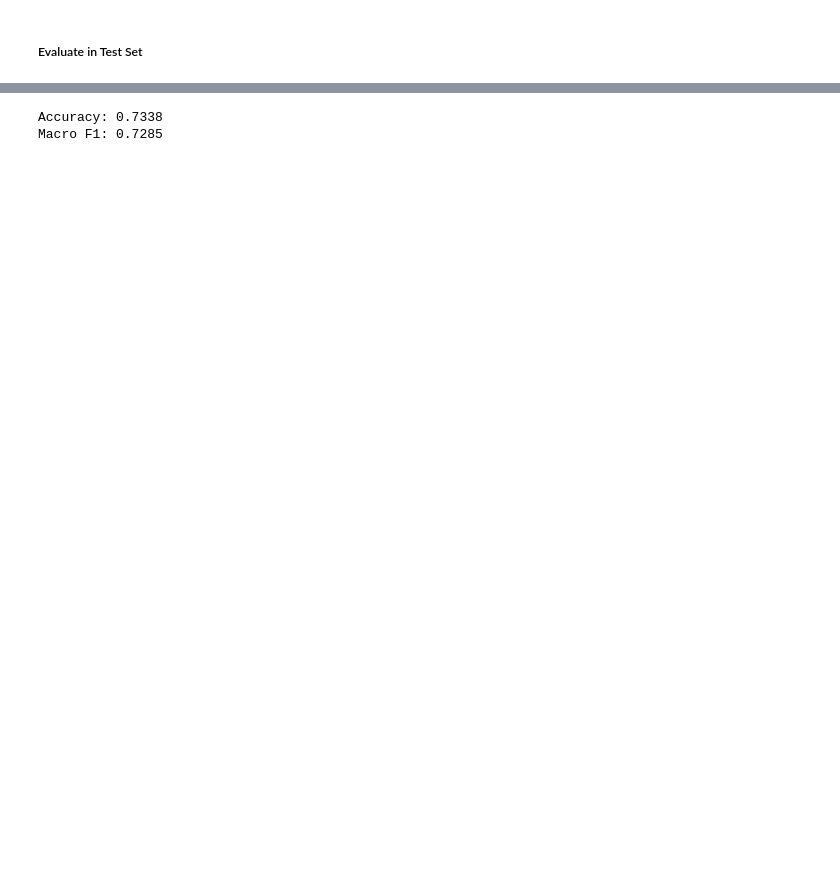
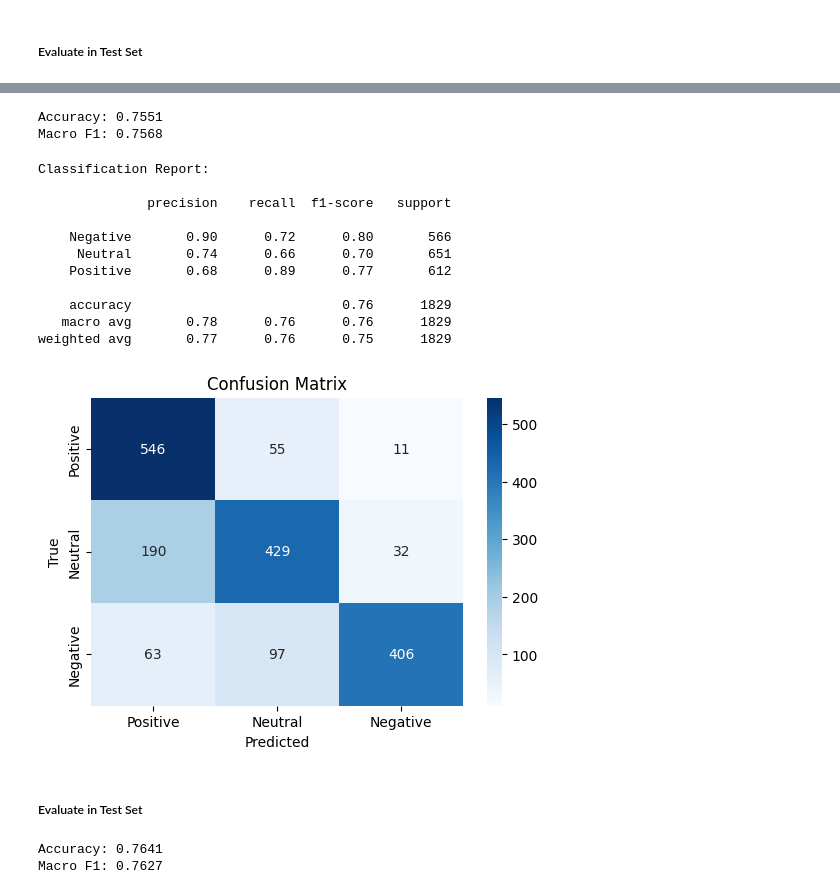
Before and after one commit to longkvy/mura-finance, a Jupyter notebook: notebooks/07_5hop_FullRun_Flanxxl.ipynb, the cells around one changed output, grey strips where cells are left out. Drawn from its saved outputs; the diff is of its cells as text; code cells hidden in the pictures; blank space fills up the shorter version.

```diff
--- a/notebooks/07_5hop_FullRun_Flanxxl.ipynb
+++ b/notebooks/07_5hop_FullRun_Flanxxl.ipynb
@@ -863,3 +1093,52 @@ weighted avg       0.77      0.75      0.75      1829
+# %%
+from sklearn.metrics import accuracy_score, f1_score, classification_report, confusion_matrix
+
+# --- Metrics ---
+accuracy = accuracy_score(debug_df["true_sentiment"], debug_df["final_prediction"])
+macro_f1 = f1_score(debug_df["true_sentiment"], debug_df["final_prediction"], average="macro")
+
+print(f"Accuracy: {accuracy:.4f}")
+print(f"Macro F1: {macro_f1:.4f}")
+# %% [output]
+Accuracy: 0.7551
+Macro F1: 0.7568
+# %%
+print("\nClassification Report:\n")
+print(classification_report(debug_df["true_sentiment"], debug_df["final_prediction"]))
+
+labels = ["Positive", "Neutral", "Negative"]
+
+cm = confusion_matrix(
+    debug_df["true_sentiment"],
+    debug_df["final_prediction"],
+    labels=labels
+)
+
+# draw confusion matrix
+import seaborn as sns
+import matplotlib.pyplot as plt
+
+plt.figure(figsize=(6, 4))
+sns.heatmap(cm, annot=True, fmt="d", cmap="Blues", xticklabels=labels, yticklabels=labels)
+plt.xlabel("Predicted")
+plt.ylabel("True")
+plt.title("Confusion Matrix")
+plt.show()
+# %% [output]
+Classification Report:
+
+              precision    recall  f1-score   support
+
+    Negative       0.90      0.72      0.80       566
+     Neutral       0.74      0.66      0.70       651
+    Positive       0.68      0.89      0.77       612
+
+    accuracy                           0.76      1829
+   macro avg       0.78      0.76      0.76      1829
+weighted avg       0.77      0.76      0.75      1829
+[figure, added]
+# %% [markdown]
+##### Evaluate in Test Set
 # %%
 results = []
 
@@ -884,25 +1166,16 @@ for _, row in tqdm(df_test.iterrows(), total=len(df_test)):
 
 debug_df_test = pd.DataFrame(results)
 # %%
-from sklearn.metrics import (
-    accuracy_score,
-    f1_score,
-    classification_report,
-    confusion_matrix,
-)
+from sklearn.metrics import accuracy_score, f1_score, classification_report, confusion_matrix
 
 # --- Metrics ---
-accuracy = accuracy_score(
-    debug_df_test["true_sentiment"], debug_df_test["final_prediction"]
-)
-macro_f1 = f1_score(
-    debug_df_test["true_sentiment"], debug_df_test["final_prediction"], average="macro"
-)
+accuracy = accuracy_score(debug_df_test["true_sentiment"], debug_df_test["final_prediction"])
+macro_f1 = f1_score(debug_df_test["true_sentiment"], debug_df_test["final_prediction"], average="macro")
 
 print(f"Accuracy: {accuracy:.4f}")
 print(f"Macro F1: {macro_f1:.4f}")
 # %% [output]
-Accuracy: 0.7338
-Macro F1: 0.7285
+Accuracy: 0.7641
+Macro F1: 0.7627
 # %%
 print("\nClassification Report:\n")
```
Also changed, not shown: parts of 44 cells of this notebook.
